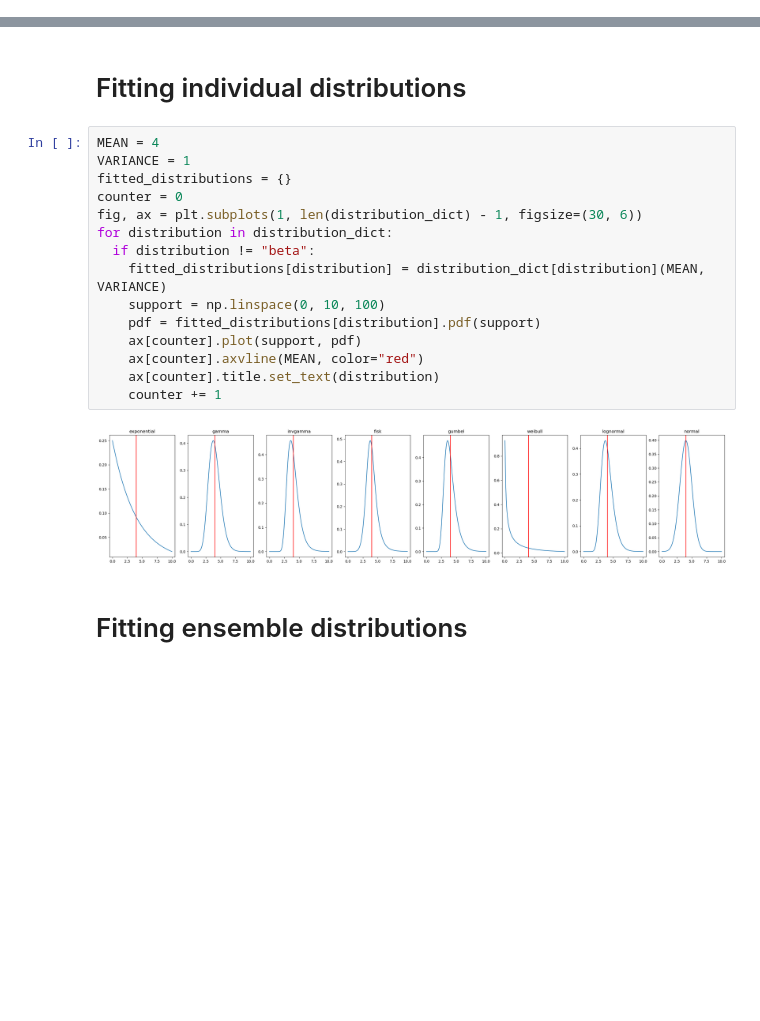
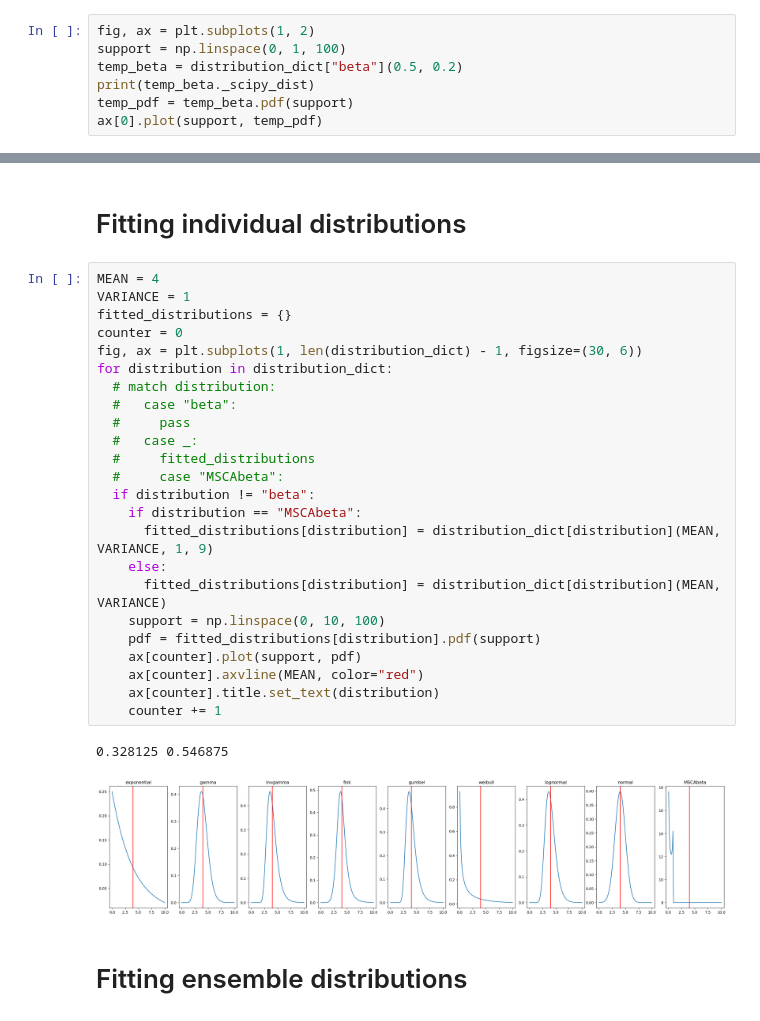
Before and after one commit to ihmeuw-msca/distrem, a Jupyter notebook: plots.ipynb, the cells around one changed output, grey strips where cells are left out. Cells and saved outputs as stored; diff of their text form; blank space fills up the shorter version.

Commit message:
rename variables in EnsembleDistribution consstructor, begin to implement MSCABeta

```diff
--- a/plots.ipynb
+++ b/plots.ipynb
@@ -11,3 +11,10 @@ from ensemble.model import EnsembleFitter, EnsembleDistribution
 # data["year_id"] = np.around(np.mean(data["year_start"] / data["year_end"]), decimals=1)
 # data = data[["nid", "location_id", "year_id", "sex", "age", "age_start3", "fpg_mmol"]]
 data = pd.read_parquet("microdata_2024_05_03.parquet")
+# %%
+fig, ax = plt.subplots(1, 2)
+support = np.linspace(0, 1, 100)
+temp_beta = distribution_dict["beta"](0.5, 0.2)
+print(temp_beta._scipy_dist)
+temp_pdf = temp_beta.pdf(support)
+ax[0].plot(support, temp_pdf)
@@ -16,20 +28,30 @@ data = pd.read_parquet("microdata_2024_05_03.parquet")
 # %%
 MEAN = 4
 VARIANCE = 1
 fitted_distributions = {}
 counter = 0
 fig, ax = plt.subplots(1, len(distribution_dict) - 1, figsize=(30, 6))
 for distribution in distribution_dict:
+  # match distribution:
+  #   case "beta":
+  #     pass
+  #   case _:
+  #     fitted_distributions
+  #     case "MSCAbeta":
   if distribution != "beta":
-    fitted_distributions[distribution] = distribution_dict[distribution](MEAN, VARIANCE)
+    if distribution == "MSCAbeta":
+      fitted_distributions[distribution] = distribution_dict[distribution](MEAN, VARIANCE, 1, 9)
+    else:
+      fitted_distributions[distribution] = distribution_dict[distribution](MEAN, VARIANCE)
     support = np.linspace(0, 10, 100)
     pdf = fitted_distributions[distribution].pdf(support)
     ax[counter].plot(support, pdf)
     ax[counter].axvline(MEAN, color="red")
     ax[counter].title.set_text(distribution)
     counter += 1
 # %% [output]
+0.328125 0.546875
-[figure, old version]
+[figure, new version]
 # %% [markdown]
 # Fitting ensemble distributions
 # %%
```
Also changed, not shown: parts of 2 cells of this notebook, 4 other files.
